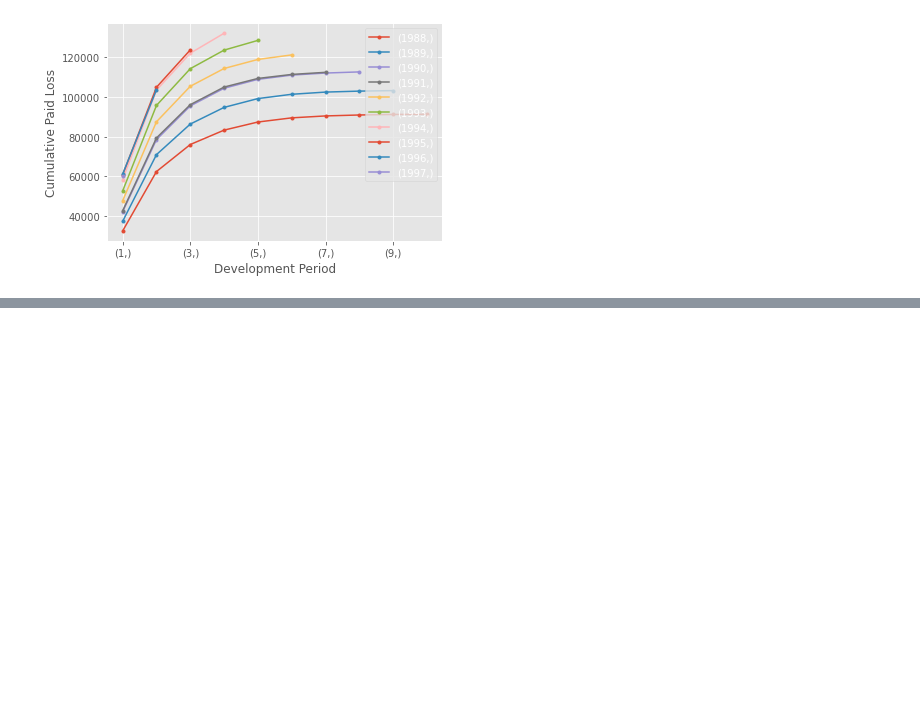
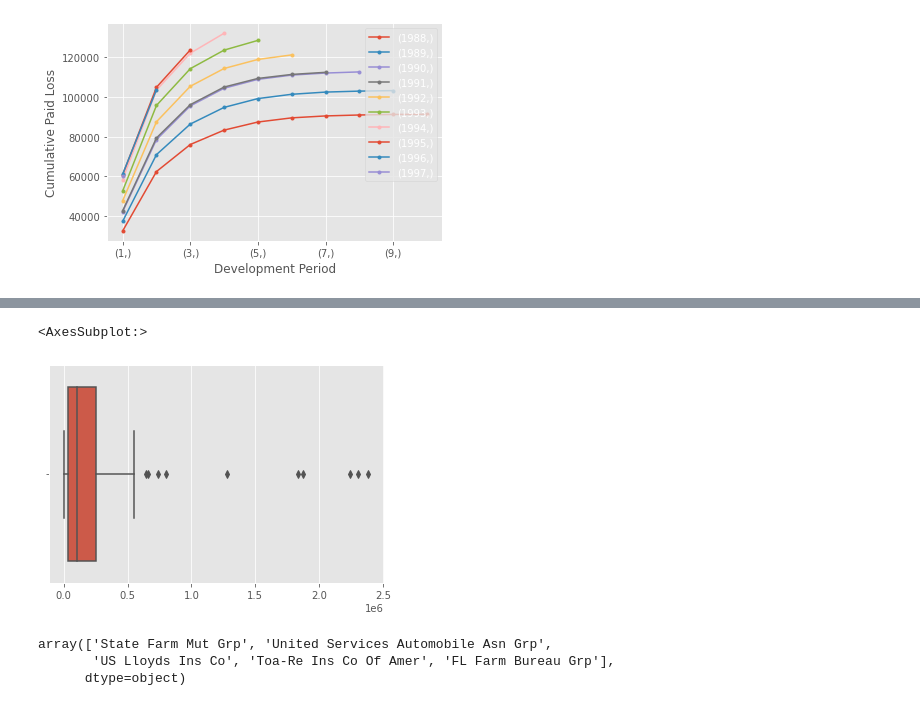
Before and after one commit to rtorresj-un/ML_applied_FinAct, a Jupyter notebook: IDA/IDA.ipynb, the cells around one changed output, grey strips where cells are left out. Drawn from its saved outputs; the diff is of its cells as text; code cells hidden in the pictures; blank space fills up the shorter version.

```diff
--- a/IDA/IDA.ipynb
+++ b/IDA/IDA.ipynb
@@ -567,0 +474,12 @@ for i in list(reversed(range(num_filas))):
+# %%
+sns.boxplot(triangle_sums)
+# %% [output]
+<AxesSubplot:>
+[figure, added]
+# %%
+removals = [80, 86, 85, 83, 22]
+names_clean[[removals]]
+# %% [output]
+array(['State Farm Mut Grp', 'United Services Automobile Asn Grp',
+       'US Lloyds Ins Co', 'Toa-Re Ins Co Of Amer', 'FL Farm Bureau Grp'],
+      dtype=object)
```
Also changed, not shown: parts of 45 cells of this notebook, 3 other files.
